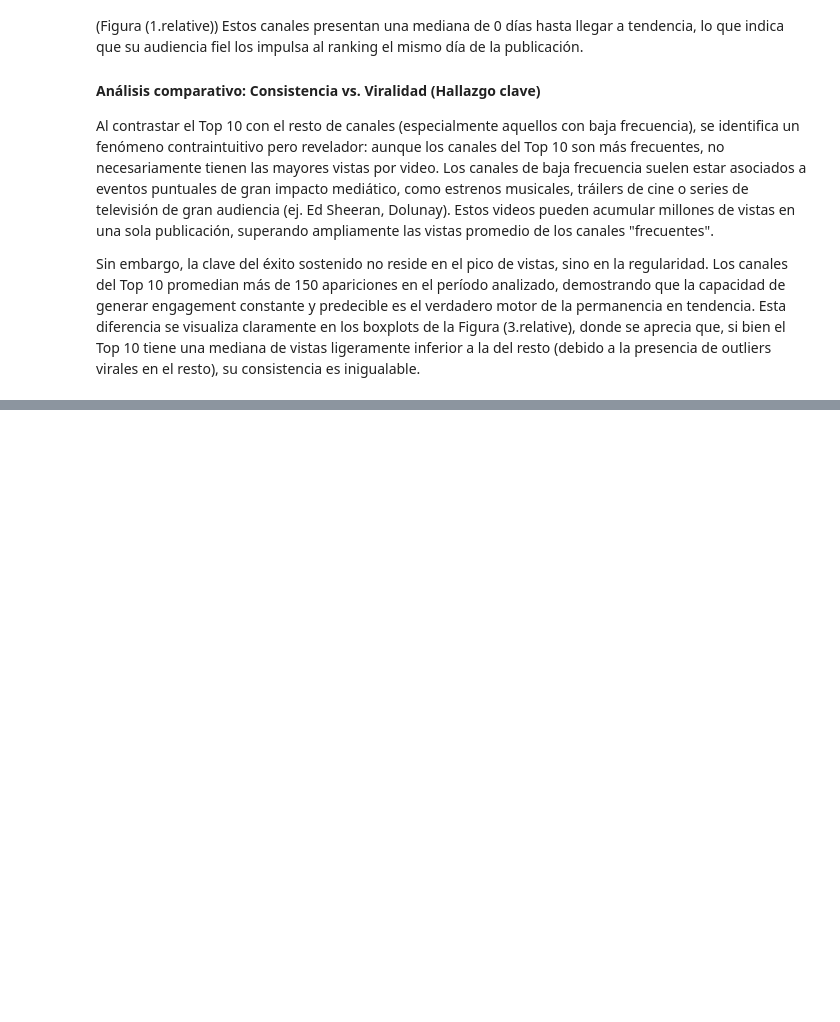
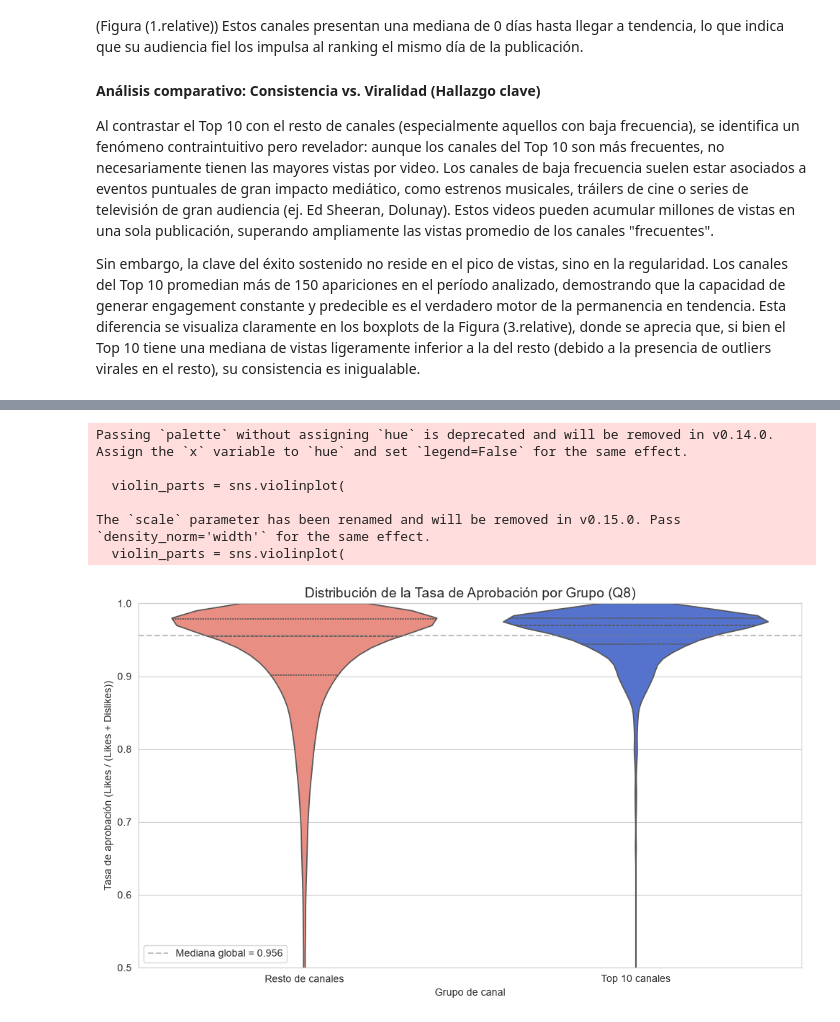
Before and after one commit to MartinDAA/FDS-2026-1-3227, a Jupyter notebook: code/EDA.ipynb, the cells around one changed output, grey strips where cells are left out. Drawn from its saved outputs; the diff is of its cells as text; code cells hidden in the pictures; blank space fills up the shorter version.

```diff
--- a/code/EDA.ipynb
+++ b/code/EDA.ipynb
@@ -488,0 +557,41 @@ weekday_published: MI = 0.0006
+# %%
+# Asegurar que los datos estén listos (df con 'is_top_10', 'tasa_aprobacion', 'comment_count')
+# Filtrar NaN en tasa_aprobacion para los gráficos
+df_plot = df.dropna(subset=['tasa_aprobacion'])
+
+# --- GRÁFICO 1: VIOLIN PLOT (Tasa de Aprobación) ---
+fig, ax = plt.subplots(figsize=(10, 6))
+
+# Paletas para mantener consistencia con Q6 (salmon = Resto, royalblue = Top 10)
+violin_parts = sns.violinplot(
+    x='is_top_10',
+    y='tasa_aprobacion',
+    data=df_plot,
+    palette=['salmon', 'royalblue'],
+    inner='quartile',  # Muestra la mediana y los cuartiles dentro del violín
+    cut=0,             # No extiende más allá de los datos reales
+    scale='width'      # Cada violín tiene el mismo ancho máximo
+)
+
+# Personalizar etiquetas
+ax.set_xticklabels(['Resto de canales', 'Top 10 canales'])
+ax.set_title('Distribución de la Tasa de Aprobación por Grupo (Q8)', fontsize=14)
+ax.set_xlabel('Grupo de canal')
+ax.set_ylabel('Tasa de aprobación (Likes / (Likes + Dislikes))')
+ax.set_ylim(0.5, 1.0)  # Ajustar el eje Y para ver mejor las diferencias
+
+# Añadir línea horizontal en la mediana global (opcional)
+global_median = df_plot['tasa_aprobacion'].median()
+ax.axhline(y=global_median, color='gray', linestyle='--', alpha=0.5, label=f'Mediana global = {global_median:.3f}')
+ax.legend()
+
+plt.tight_layout()
+plt.show()
+# %% [output]
+Passing `palette` without assigning `hue` is deprecated and will be removed in v0.14.0. Assign the `x` variable to `hue` and set `legend=False` for the same effect.
+
+  violin_parts = sns.violinplot(
+
+The `scale` parameter has been renamed and will be removed in v0.15.0. Pass `density_norm='width'` for the same effect.
+  violin_parts = sns.violinplot(
+[figure, added]
```
Also changed, not shown: parts of 13 cells of this notebook, 6 other files.
